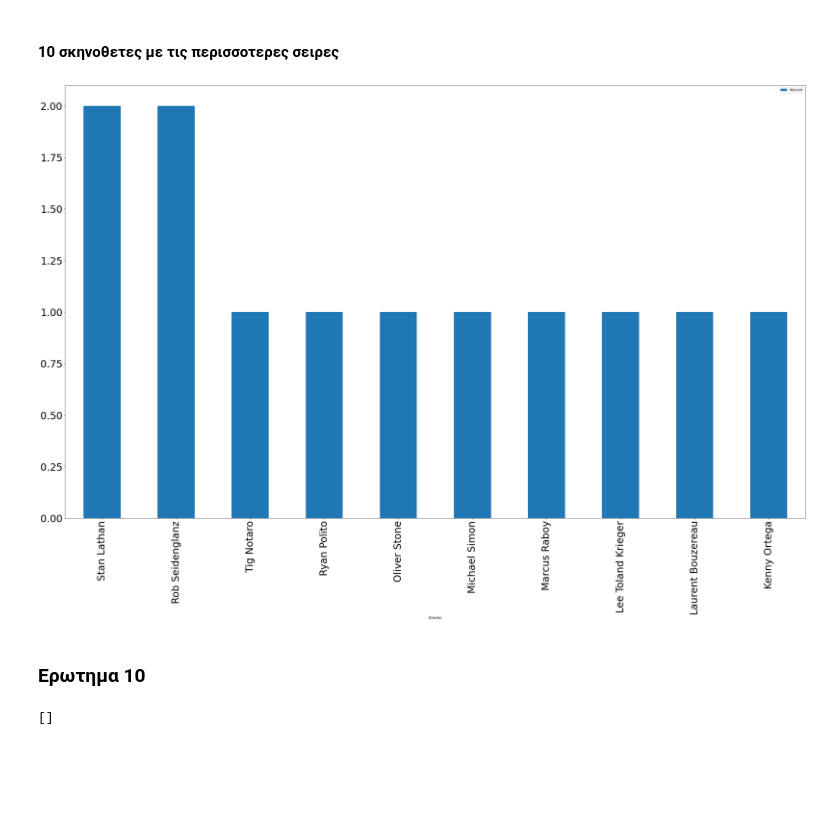
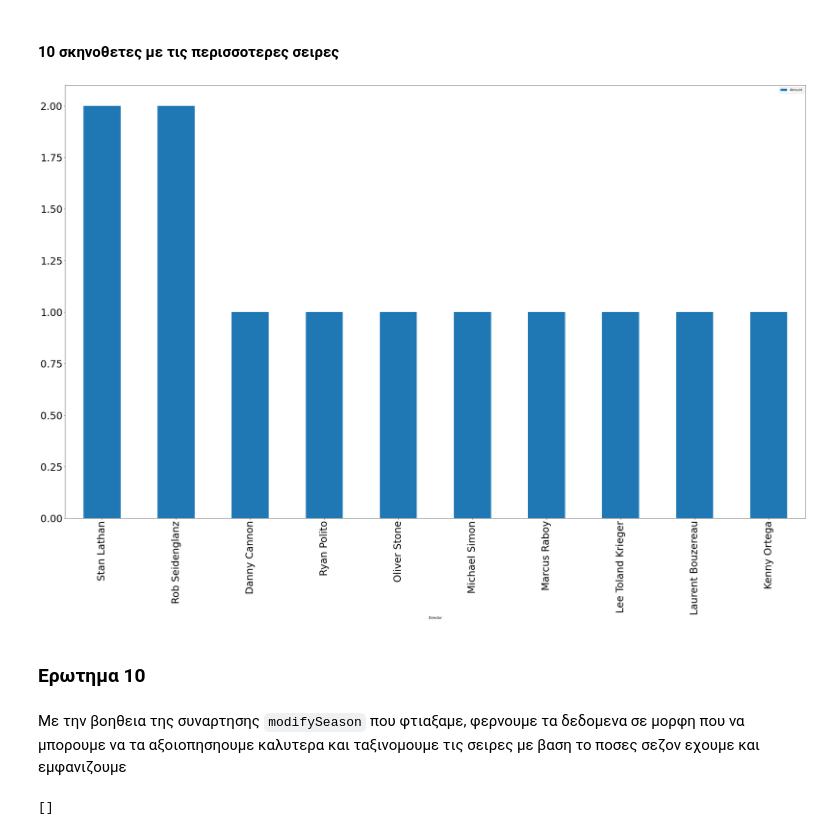
Before and after one commit to Demesta/data_mining_for_netflix, a Jupyter notebook: netflixAndro.ipynb, the cells around one changed output. Saved outputs shown, nothing was run; the diff lists cells and outputs as text; code cells hidden in the pictures; blank space fills up the shorter version.

````diff
--- a/netflixAndro.ipynb
+++ b/netflixAndro.ipynb
@@ -410,17 +410,7 @@ Movies9 = Movies9.groupby(["director"], as_index=False).count()
 Movies9 = Movies9[['director', 'show_id']]
 Movies9.columns = ['Director', 'Amount']
 Movies9 = Movies9.reset_index()
-Movies9['Director'] = Movies9['Director'].str.split(',')
 
-Movies9 = (Movies9
- .set_index(['index','Amount'])['Director']
- .apply(pd.Series)
- .stack()
- .reset_index()
- .drop('level_2', axis=1)
- .rename(columns={0:'Director'}))
-
-Movies9 = Movies9.groupby(['Director'], as_index=False).sum()
 Movies9 = Movies9.sort_values('Amount', ascending=False)
 Movies9 = Movies9.head(10)
 
@@ -433,32 +423,25 @@ plt.show()
 # %%
 TV_Shows9 = df9[df9['type'] == 'TV Show']
 TV_Shows9 = TV_Shows9[TV_Shows9['country'] == country9]
-TV_Shows9 = TV_Shows9.reset_index()
+Movies9 = Movies9.reset_index()
 
 TV_Shows9 = TV_Shows9.groupby(["director"], as_index=False).count()
 TV_Shows9 = TV_Shows9[['director', 'show_id']]
 TV_Shows9.columns = ['Director', 'Amount']
 TV_Shows9 = TV_Shows9.reset_index()
-TV_Shows9['Director'] = TV_Shows9['Director'].str.split(',')
 
-TV_Shows9 = (TV_Shows9
- .set_index(['index','Amount'])['Director']
- .apply(pd.Series)
- .stack()
- .reset_index()
- .drop('level_2', axis=1)
- .rename(columns={0:'Director'}))
-
-TV_Shows9 = TV_Shows9.groupby(['Director'], as_index=False).sum()
 TV_Shows9 = TV_Shows9.sort_values('Amount', ascending=False)
 TV_Shows9 = TV_Shows9.head(10)
 
 TV_Shows9.plot(x ='Director', y='Amount', kind = 'bar', figsize=(40,24), fontsize=30)
 plt.show()
 # %% [output]
-[figure, old version]
+[figure, new version]
 # %% [markdown]
 ### Ερωτημα 10
+# %% [markdown]
+Με την βοηθεια της συναρτησης ```modifySeason``` που φτιαξαμε, φερνουμε τα δεδομενα σε μορφη
+που να μπορουμε να τα αξοιοπησηουμε καλυτερα και ταξινομουμε τις σειρες με βαση το ποσες σεζον εχουμε και εμφανιζουμε
 # %%
 df10 = df.copy()
 df10 = df10[df10["type"] == "TV Show"]
````
Also changed, not shown: parts of 5 cells of this notebook.
